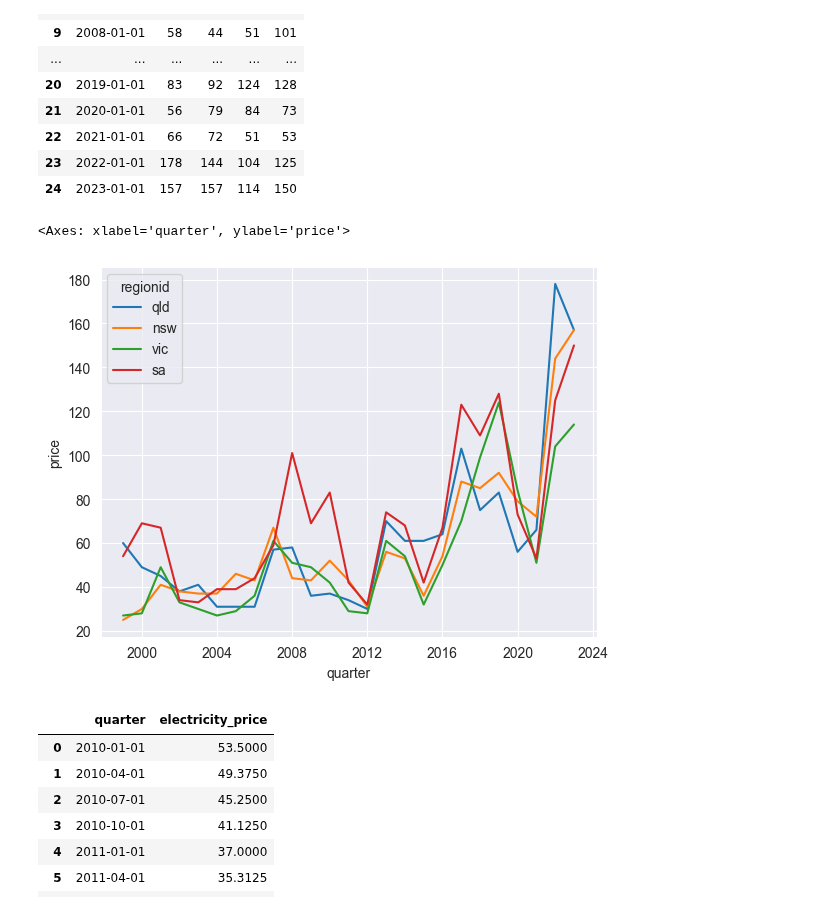
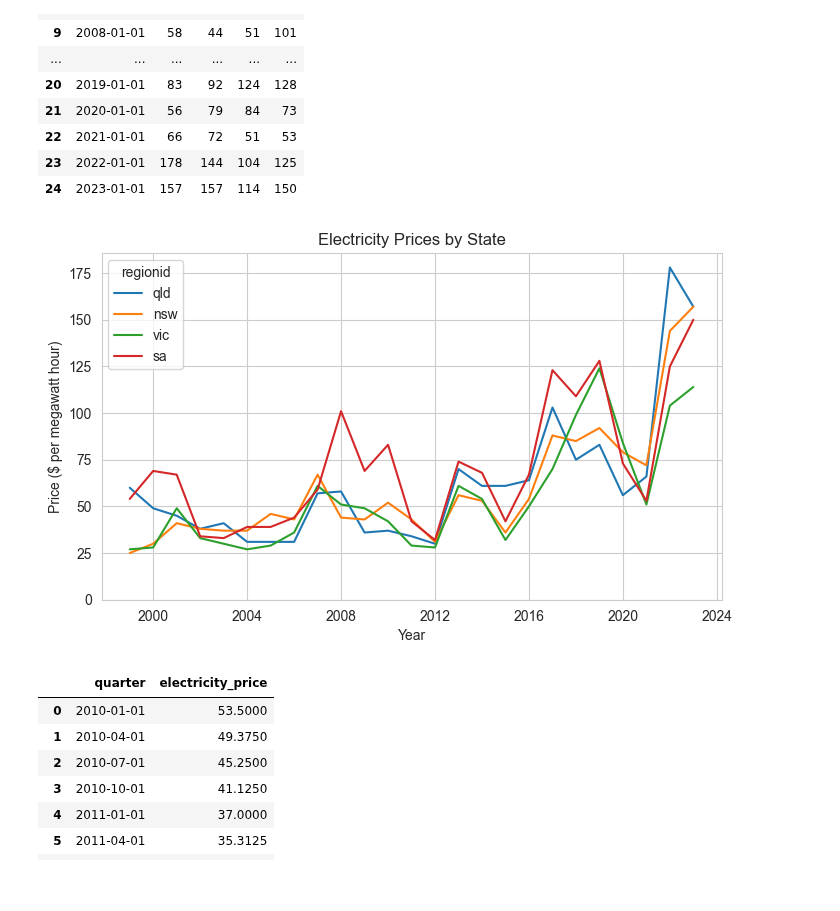
Before and after one commit to z5113296/ZZSC9020-Group-M, a Jupyter notebook: data_discovery/Electricity Prices.ipynb, the cells around one changed output. Saved outputs shown, nothing was run; the diff lists cells and outputs as text; code cells hidden in the pictures; blank space fills up the shorter version.

```diff
--- a/data_discovery/Electricity Prices.ipynb
+++ b/data_discovery/Electricity Prices.ipynb
@@ -45,11 +46,16 @@ df
 # %%
 df_stacked = df.set_index('quarter').stack().reset_index()
 df_stacked.columns = ['quarter', 'regionid', 'price']
-sns.set_style("darkgrid")
+plt.figure(figsize=(8, 4.5))
+sns.set_style("whitegrid")
 sns.lineplot(data=df_stacked, x='quarter', y='price', hue='regionid')
+plt.title('Electricity Prices by State')
+plt.xlabel('Year')
+plt.ylabel('Price ($ per megawatt hour)')
+plt.ylim(ymin=0)
+plt.savefig('electricity_prices.png', dpi=200)
 # %% [output]
-<Axes: xlabel='quarter', ylabel='price'>
-[figure, old version]
+[figure, new version]
 # %%
 from datetime import datetime
 from dateutil.relativedelta import relativedelta
```
Also changed, not shown: parts of 1 cell of this notebook, 8 other files.
